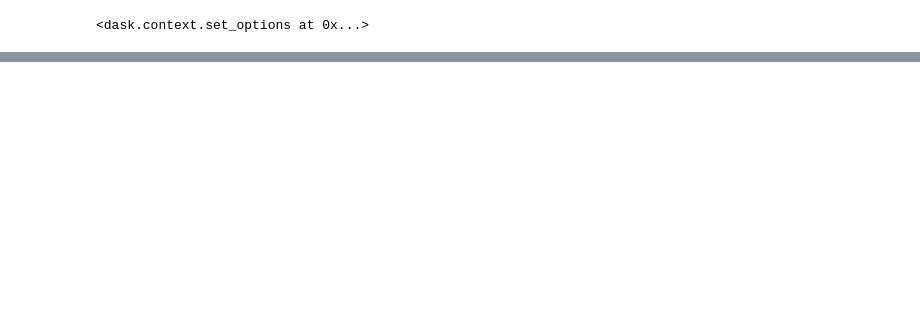
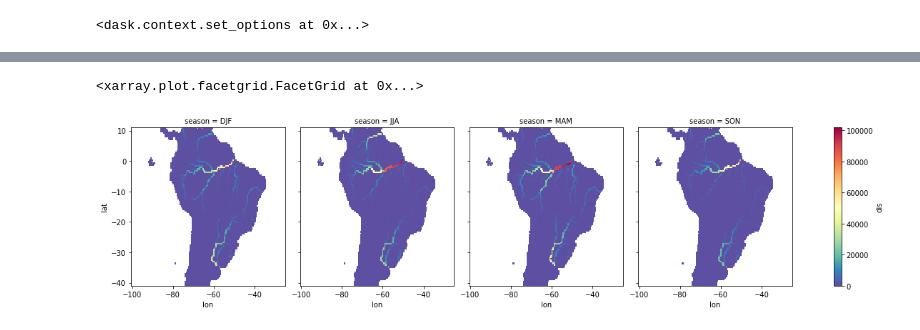
Before and after one commit to iiasa/xarray_tutorial, a Jupyter notebook: xarray-tutorial-egu2017-answers.ipynb, the cells around one changed output, grey strips where cells are left out. Saved outputs shown, nothing was run; the diff lists cells and outputs as text; code cells hidden in the pictures; blank space fills up the shorter version.

```diff
--- a/xarray-tutorial-egu2017-answers.ipynb
+++ b/xarray-tutorial-egu2017-answers.ipynb
@@ -689,0 +823,6 @@ For more details, read this blog post: http://continuum.io/blog/xray-dask
+# %%
+brazil = dict(lat=slice(10.75, -40.75), lon=slice(-100.25, -25.25))
+result.dis.sel(**brazil).plot(col='season', size=4, cmap='Spectral_r')
+# %% [output]
+<xarray.plot.facetgrid.FacetGrid at 0x...>
+[figure, added]
```
Also changed, not shown: parts of 52 cells of this notebook, 2 other files.
